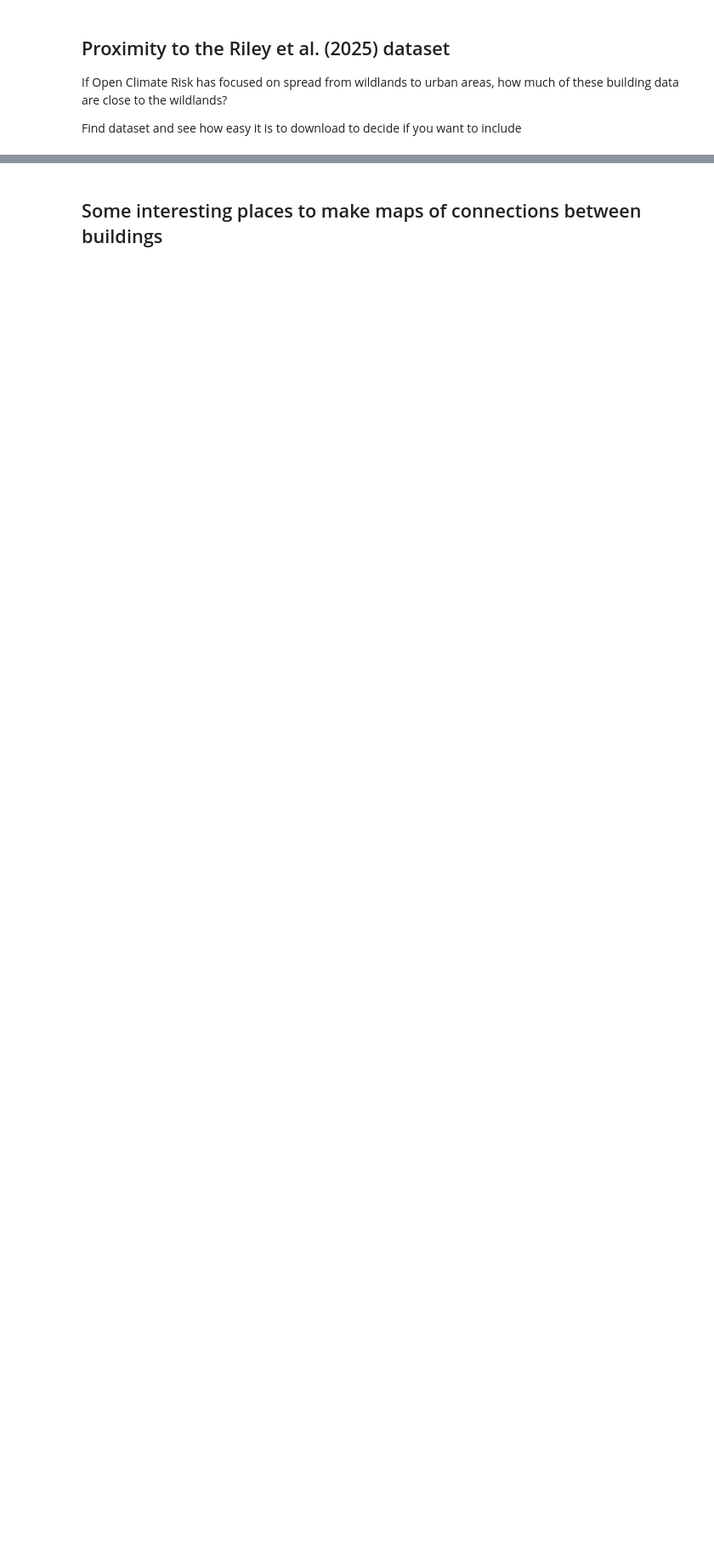
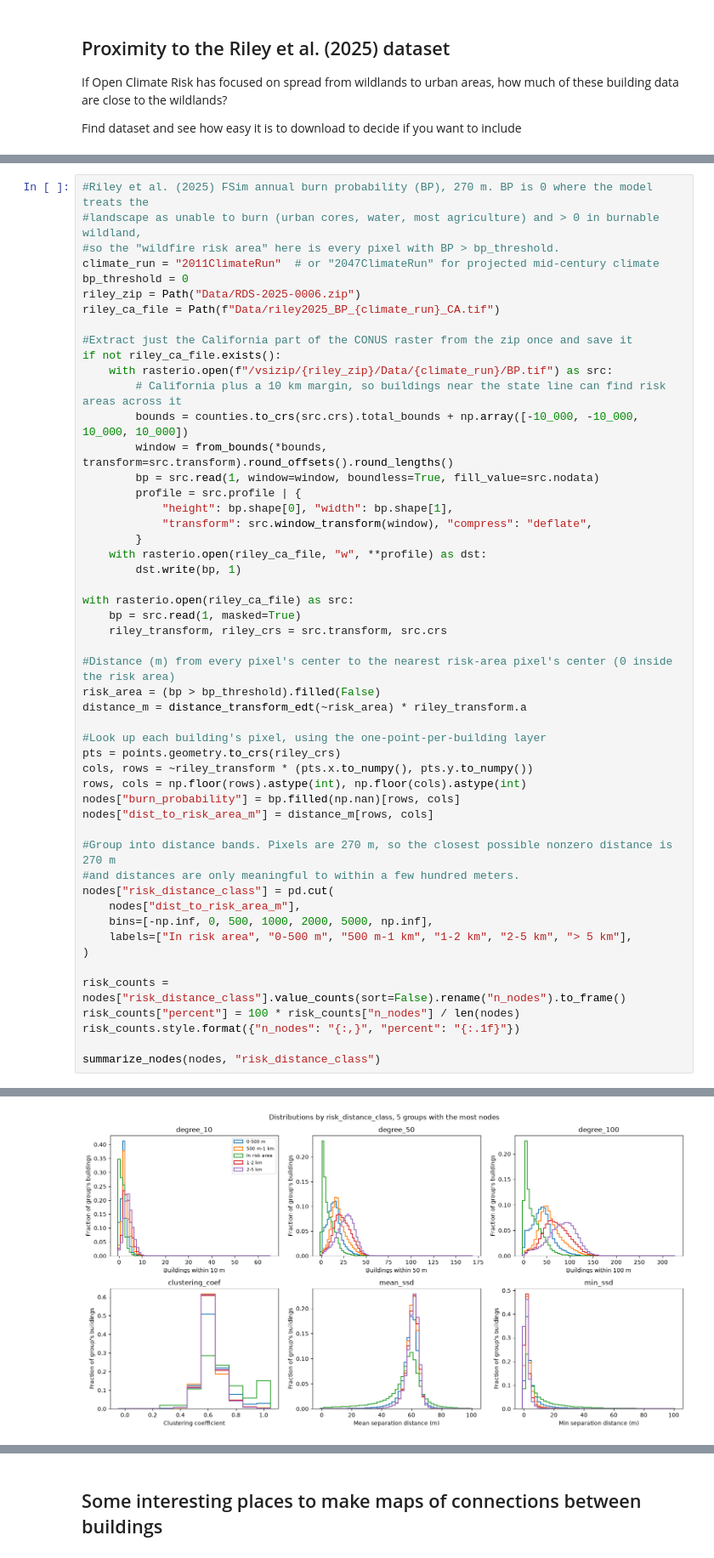
Before and after one commit to k-wheeler/FireAndStructure, a Jupyter notebook: Data_Exploration.ipynb, the cells around one changed output, grey strips where cells are left out. Shown at 85% size. Drawn from its saved outputs; the diff is of its cells as text; blank space fills up the shorter version.

Commit message:
investigated if including these data were likely to improve predictibility of fire spread and where

```diff
--- a/Data_Exploration.ipynb
+++ b/Data_Exploration.ipynb
@@ -532,0 +489,52 @@ Need to figure out what counties to focus on
+# %%
+#Riley et al. (2025) FSim annual burn probability (BP), 270 m. BP is 0 where the model treats the
+#landscape as unable to burn (urban cores, water, most agriculture) and > 0 in burnable wildland,
+#so the "wildfire risk area" here is every pixel with BP > bp_threshold.
+climate_run = "2011ClimateRun"  # or "2047ClimateRun" for projected mid-century climate
+bp_threshold = 0
+riley_zip = Path("Data/RDS-2025-0006.zip")
+riley_ca_file = Path(f"Data/riley2025_BP_{climate_run}_CA.tif")
+
+#Extract just the California part of the CONUS raster from the zip once and save it
+if not riley_ca_file.exists():
+    with rasterio.open(f"/vsizip/{riley_zip}/Data/{climate_run}/BP.tif") as src:
+        # California plus a 10 km margin, so buildings near the state line can find risk areas across it
+        bounds = counties.to_crs(src.crs).total_bounds + np.array([-10_000, -10_000, 10_000, 10_000])
+        window = from_bounds(*bounds, transform=src.transform).round_offsets().round_lengths()
+        bp = src.read(1, window=window, boundless=True, fill_value=src.nodata)
+        profile = src.profile | {
+            "height": bp.shape[0], "width": bp.shape[1],
+            "transform": src.window_transform(window), "compress": "deflate",
+        }
+    with rasterio.open(riley_ca_file, "w", **profile) as dst:
+        dst.write(bp, 1)
+
+with rasterio.open(riley_ca_file) as src:
+    bp = src.read(1, masked=True)
+    riley_transform, riley_crs = src.transform, src.crs
+
+#Distance (m) from every pixel's center to the nearest risk-area pixel's center (0 inside the risk area)
+risk_area = (bp > bp_threshold).filled(False)
+distance_m = distance_transform_edt(~risk_area) * riley_transform.a
+
+#Look up each building's pixel, using the one-point-per-building layer
+pts = points.geometry.to_crs(riley_crs)
+cols, rows = ~riley_transform * (pts.x.to_numpy(), pts.y.to_numpy())
+rows, cols = np.floor(rows).astype(int), np.floor(cols).astype(int)
+nodes["burn_probability"] = bp.filled(np.nan)[rows, cols]
+nodes["dist_to_risk_area_m"] = distance_m[rows, cols]
+
+#Group into distance bands. Pixels are 270 m, so the closest possible nonzero distance is 270 m
+#and distances are only meaningful to within a few hundred meters.
+nodes["risk_distance_class"] = pd.cut(
+    nodes["dist_to_risk_area_m"],
+    bins=[-np.inf, 0, 500, 1000, 2000, 5000, np.inf],
+    labels=["In risk area", "0-500 m", "500 m-1 km", "1-2 km", "2-5 km", "> 5 km"],
+)
+
+risk_counts = nodes["risk_distance_class"].value_counts(sort=False).rename("n_nodes").to_frame()
+risk_counts["percent"] = 100 * risk_counts["n_nodes"] / len(nodes)
+risk_counts.style.format({"n_nodes": "{:,}", "percent": "{:.1f}"})
+
+summarize_nodes(nodes, "risk_distance_class")
+# %% [output]
@@ -532,0 +586 @@ Need to figure out what counties to focus on
+[figure, added]
```
Also changed, not shown: parts of 27 cells of this notebook, 2 other files.
